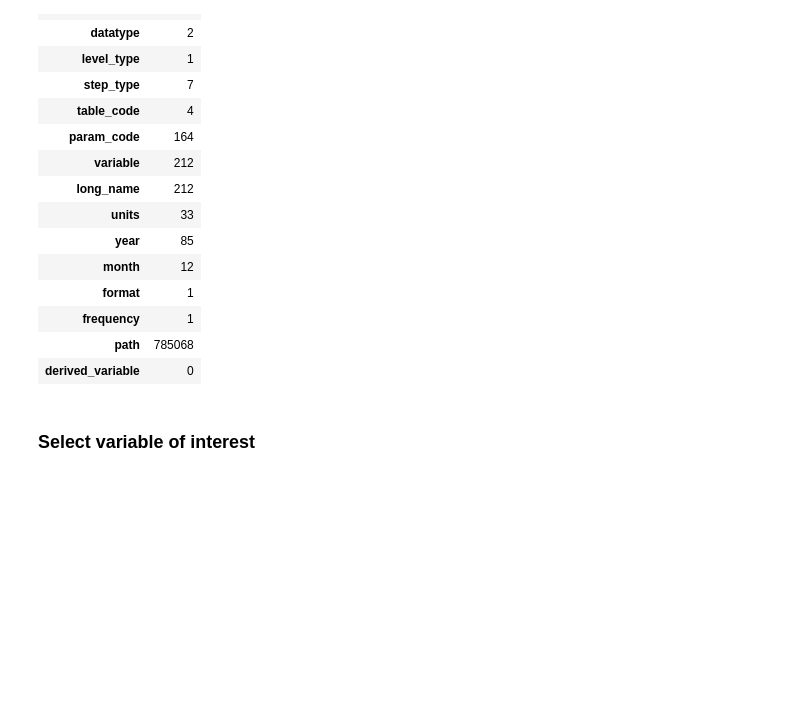
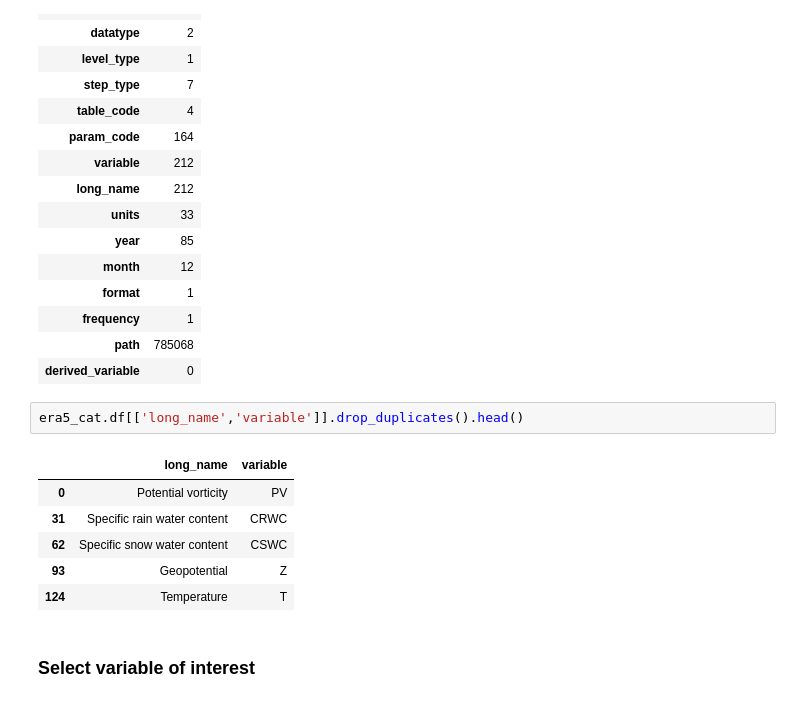
Before and after one commit to NCAR/ERA5-dashboard-cookbook, a Jupyter notebook: notebooks/data_preprocessing.ipynb, the cells around one changed output. Cells and saved outputs as stored; diff of their text form; blank space fills up the shorter version.

```diff
--- a/notebooks/data_preprocessing.ipynb
+++ b/notebooks/data_preprocessing.ipynb
@@ -90,6 +95,15 @@ era5_catalog catalog with 7 dataset(s) from 785068 asset(s):
 | frequency | 1 |
 | path | 785068 |
 | derived_variable | 0 |
+# %%
+era5_cat.df[['long_name','variable']].drop_duplicates().head()
+# %% [output]
+|  | long_name | variable |
+| 0 | Potential vorticity | PV |
+| 31 | Specific rain water content | CRWC |
+| 62 | Specific snow water content | CSWC |
+| 93 | Geopotential | Z |
+| 124 | Temperature | T |
 # %% [markdown]
 ### Select variable of interest
 # %%
```
Also changed, not shown: parts of 14 cells of this notebook, 1 other file.
